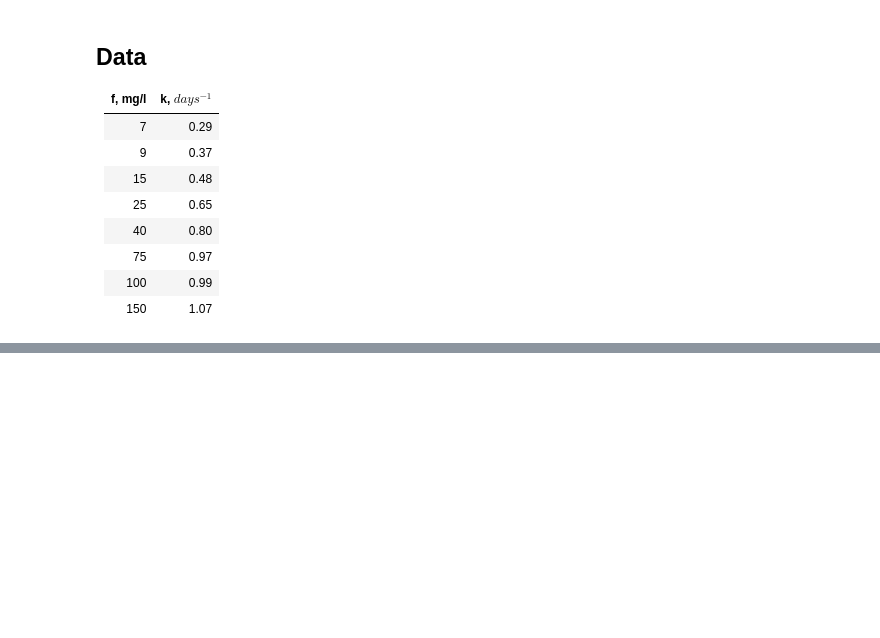
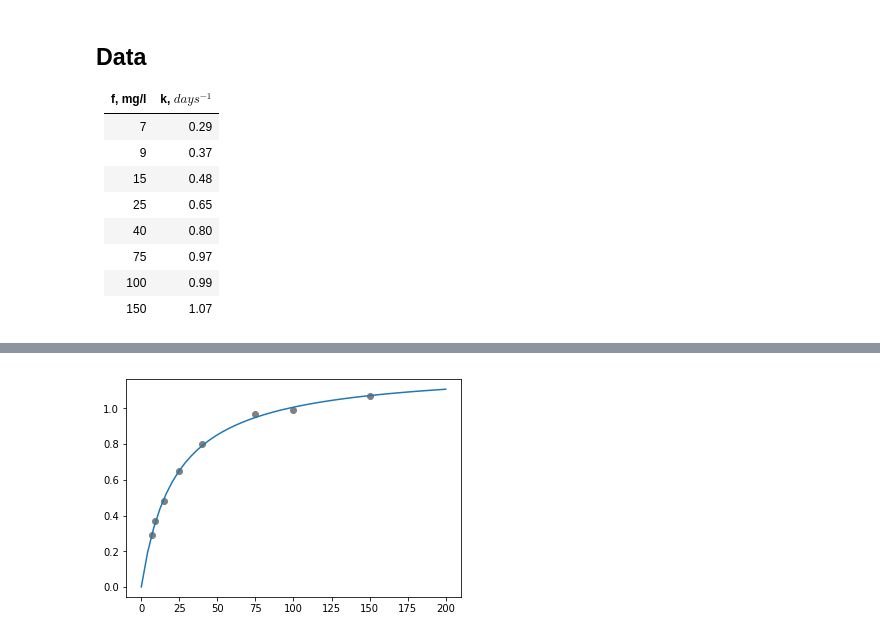
Before and after one commit to danimateos/numerical_methods, a Jupyter notebook: practice-04.ipynb, the cells around one changed output, grey strips where cells are left out. Drawn from its saved outputs; the diff is of its cells as text; code cells hidden in the pictures; blank space fills up the shorter version.

```diff
--- a/practice-04.ipynb
+++ b/practice-04.ipynb
@@ -63,0 +124,8 @@ Knowing that we if we invert the equation that relates f, k, K and k_max, it can
+# %%
+x_axis = np.linspace(0,200)
+ks = k_max * x_axis / (K + x_axis)
+
+plt.plot(x_axis, ks);
+plt.scatter(f, k, c='grey');
+# %% [output]
+[figure, added]
```
Also changed, not shown: parts of 12 cells of this notebook.
